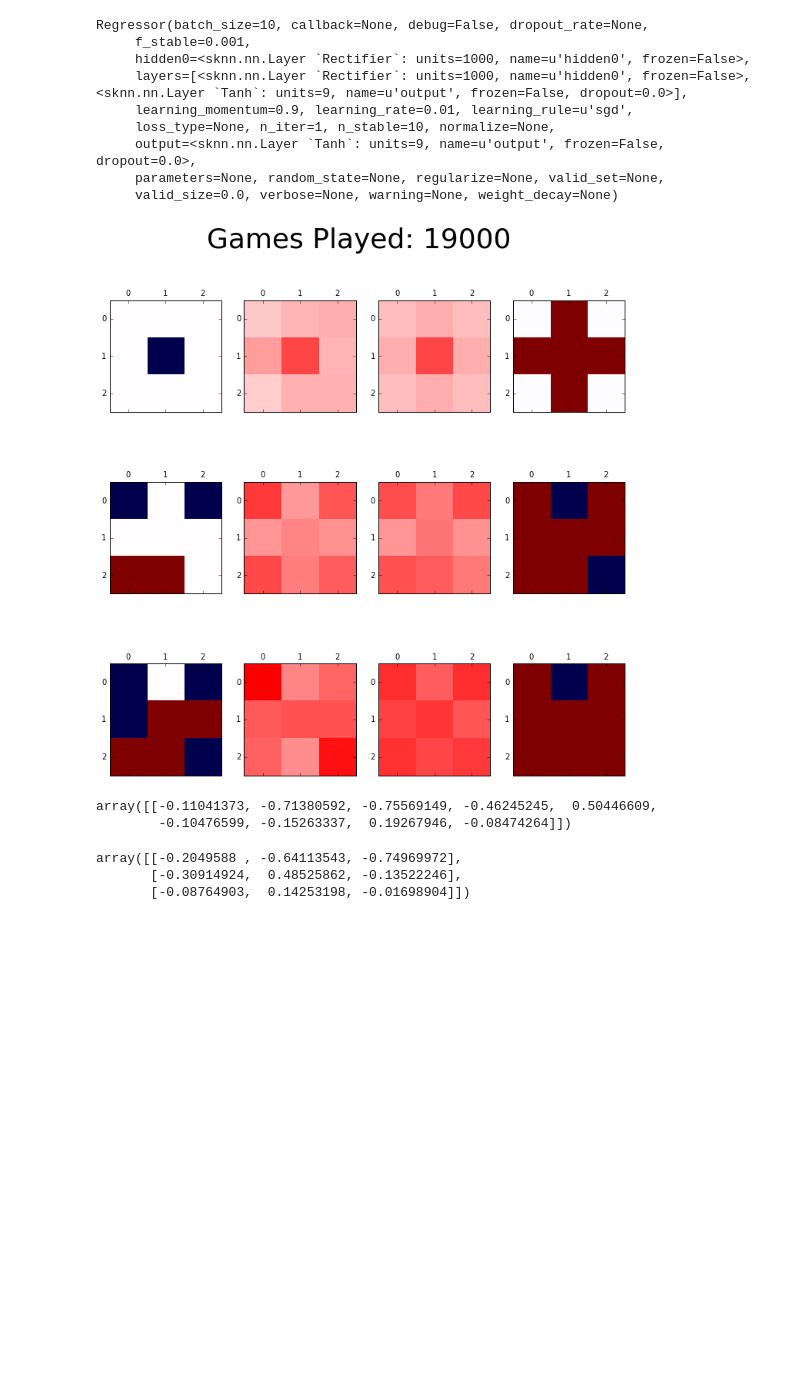
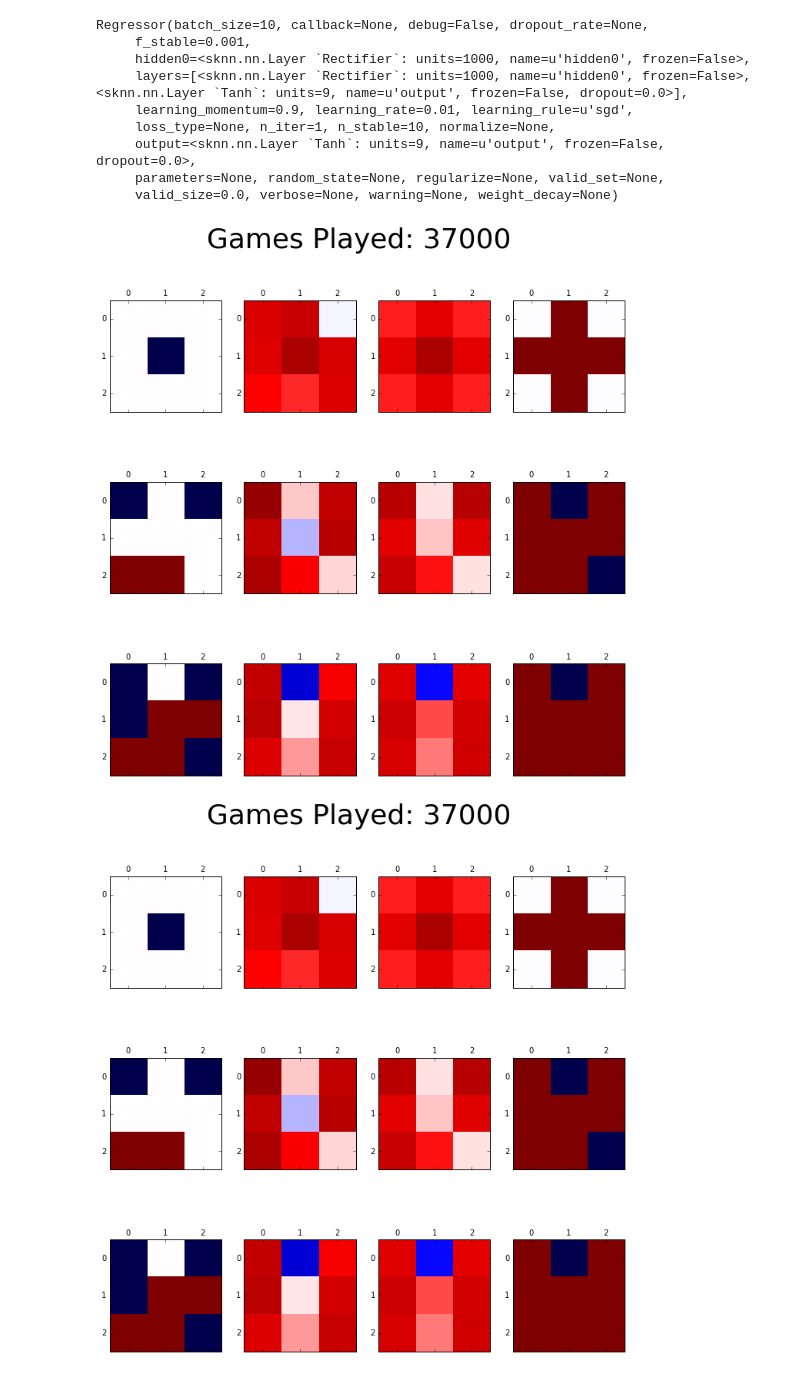
Before and after one commit to tsierens/Reinforcement-Learning-Demo, a Jupyter notebook: Tic-Tac-Toe_demo.ipynb, the cells around one changed output. Cells and saved outputs as stored; diff of their text form; code cells hidden in the pictures; blank space fills up the shorter version.

```diff
--- a/Tic-Tac-Toe_demo.ipynb
+++ b/Tic-Tac-Toe_demo.ipynb
@@ -9,6 +9,9 @@ import matplotlib as mpl
 import matplotlib.pyplot as plt
 %matplotlib inline
 plt.rcParams['figure.figsize'] = (12, 12)
+# %%
+with open('value_policy_3.pkl','rb') as file_:
+    value,policy = pickle.load(file_)
 # %%
 value = mlp.Regressor([mlp.Layer('Rectifier',units = 200),
                mlp.Layer('Tanh',units = 1)],
@@ -235,5 +238,3 @@ for game in range(1000000):
 
         with open('value_policy3.pkl','wb') as file_:
             pickle.dump((value,policy),file_)
-# %% [output]
-[figure, removed]
@@ -242,11 +241,64 @@ replay[-10:]
-# %%
-policy.predict(np.array([[0,1,-1,0,0,0,0,0,0]]))
-# %% [output]
-array([[-0.11041373, -0.71380592, -0.75569149, -0.46245245,  0.50446609,
-        -0.10476599, -0.15263337,  0.19267946, -0.08474264]])
-# %%
-sym_policy(np.array([[0,1,-1,0,0,0,0,0,0]]),policy)
-# %% [output]
-array([[-0.2049588 , -0.64113543, -0.74969972],
-       [-0.30914924,  0.48525862, -0.13522246],
-       [-0.08764903,  0.14253198, -0.01698904]])
+# %%
+with open('value_policy3.pkl','rb') as file_:
+    value,policy = pickle.load(file_)
+
+f,_ = plt.subplots(3, 4, sharey=True)
+axes = []
+for i in range(1,13):
+    axes.append(plt.subplot(3,4,i, aspect='equal', adjustable='box-forced'))
+f.suptitle("Games Played: {:d}".format(game),fontsize = 36)
+for ax in axes:
+    ax.cla()
+
+state = np.array([0,0,0,0,-1,0,0,0,0]).reshape((3,3))
+answer = np.array([0,-1,0,-1,-1,-1,0,-1,0]).reshape((3,3))
+opinion = policy.predict(state.reshape((1,9)))[0].reshape((3,3))
+
+sym = sym_policy(state,policy)
+
+
+#plt.figure(1)
+
+axes[0].matshow(state,vmin=-1,vmax=1,cmap = 'seismic')
+#ax1.set_aspect('equal')
+#plt.figure(2)
+
+axes[1].matshow(opinion,vmin=-1,vmax=1,cmap = 'seismic_r')
+
+
+axes[2].matshow(sym,vmin=-1,vmax=1,cmap = 'seismic_r')
+#ax1.set_aspect('equal')
+
+axes[3].matshow(answer,vmin=-1,vmax=1,cmap = 'seismic_r')
+state = np.array([-1,0,-1,0,0,0,1,1,0]).reshape((3,3))
+answer = np.array([-1,discount**2,-1,-discount,-discount,-discount,-1,-1,1]).reshape((3,3))
+opinion = policy.predict(state.reshape((1,9)))[0].reshape((3,3))
+sym = sym_policy(state,policy)
+
+#plt.figure(1)
+axes[4].matshow(state,vmin=-1,vmax=1,cmap = 'seismic')
+#ax1.set_aspect('equal')
+#plt.figure(2)
+axes[5].matshow(opinion,vmin=-1,vmax=1,cmap = 'seismic_r')
+
+axes[6].matshow(sym,vmin=-1,vmax=1,cmap = 'seismic_r')
+#ax1.set_aspect('equal')
+axes[7].matshow(answer,vmin=-1,vmax=1,cmap = 'seismic_r')
+state = np.array([-1,0,-1,-1,1,1,1,1,-1]).reshape((3,3))
+answer = np.array([-1,1,-1,-1,-1,-1,-1,-1,-1]).reshape((3,3))
+opinion = policy.predict(state.reshape((1,9)))[0].reshape((3,3))
+sym = sym_policy(state,policy)
+#plt.figure(1)
+axes[8].matshow(state,vmin=-1,vmax=1,cmap = 'seismic')
+#ax1.set_aspect('equal')
+#plt.figure(2)
+axes[9].matshow(opinion,vmin=-1,vmax=1,cmap = 'seismic_r')
+
+axes[10].matshow(sym,vmin=-1,vmax=1,cmap = 'seismic_r')
+#ax1.set_aspect('equal')
+axes[11].matshow(answer,vmin=-1,vmax=1,cmap = 'seismic_r')
+IPython.display.clear_output(wait=True)
+IPython.display.display(plt.gcf())
+# %% [output]
+[figure, added]
+[figure, added]
```
Also changed, not shown: parts of 1 cell of this notebook, 1 other file.
